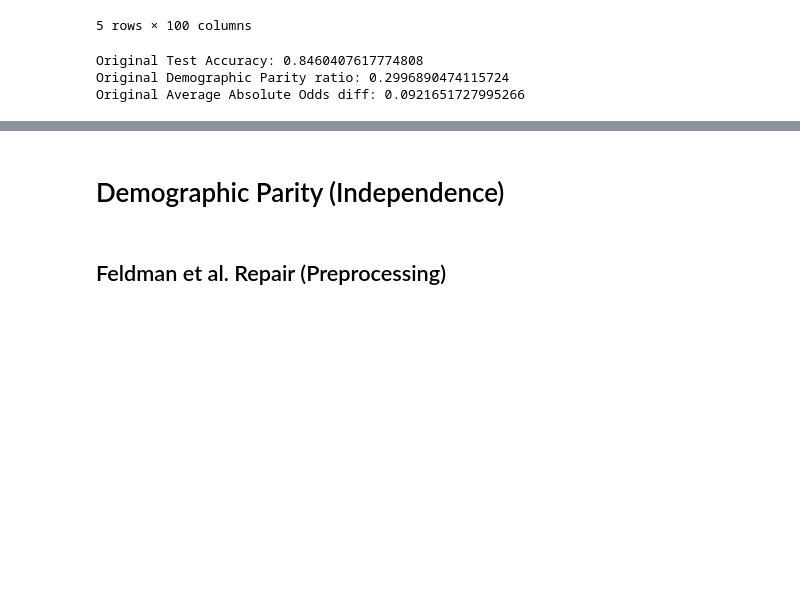
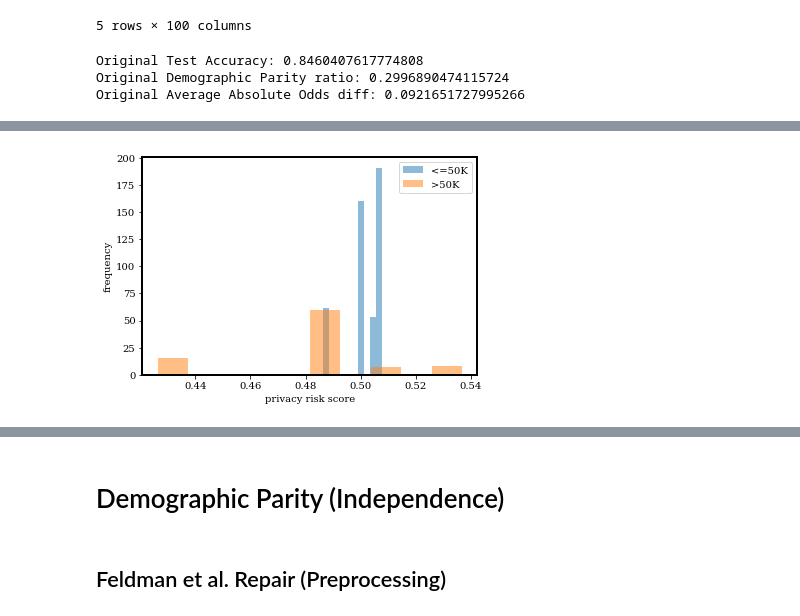
Before and after one commit to alaude1/fairness-mia, a Jupyter notebook: Experiments.ipynb, the cells around one changed output, grey strips where cells are left out. Cells and saved outputs as stored; diff of their text form; code cells hidden in the pictures; blank space fills up the shorter version.

```diff
--- a/Experiments.ipynb
+++ b/Experiments.ipynb
@@ -241,0 +275,4 @@ plt.savefig('income.png')
+# %%
+risk_hist(map_income, 'income-per-year', ad_df_train, risk_scores)
+# %% [output]
+[figure, added]
```
Also changed, not shown: parts of 88 cells of this notebook.
